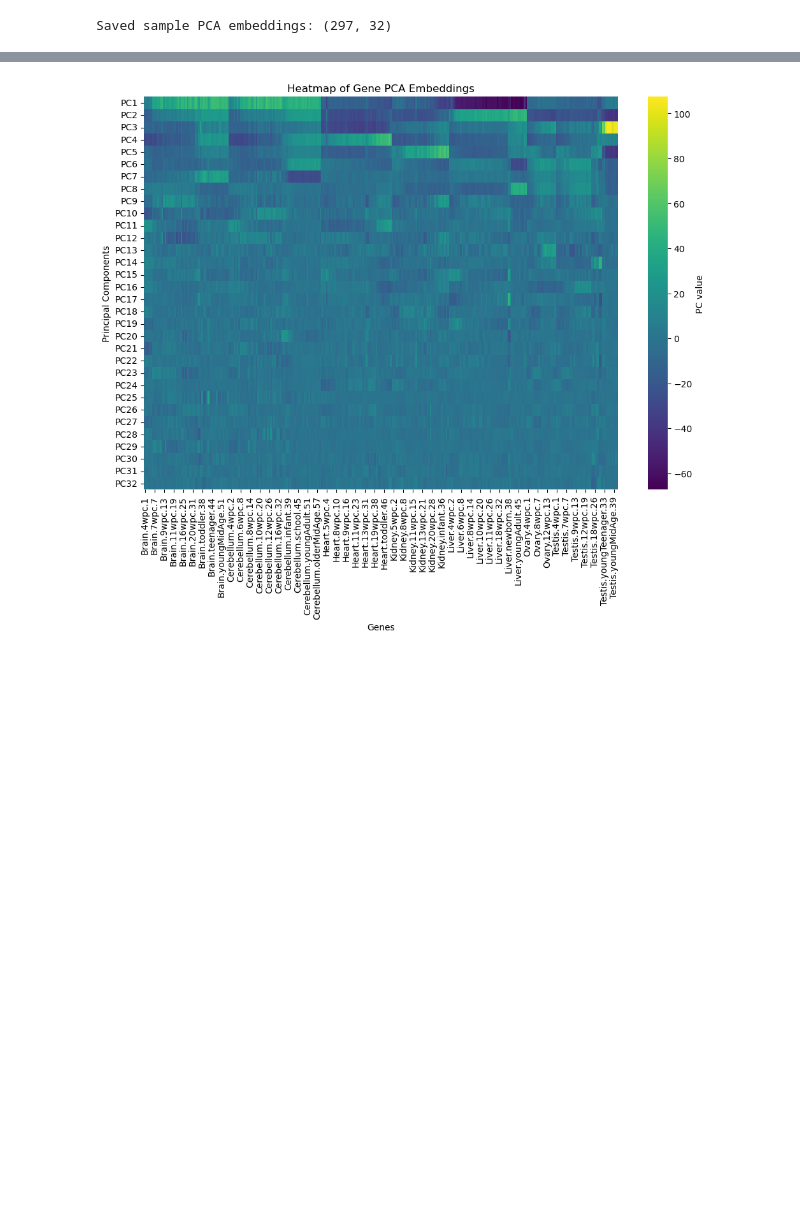
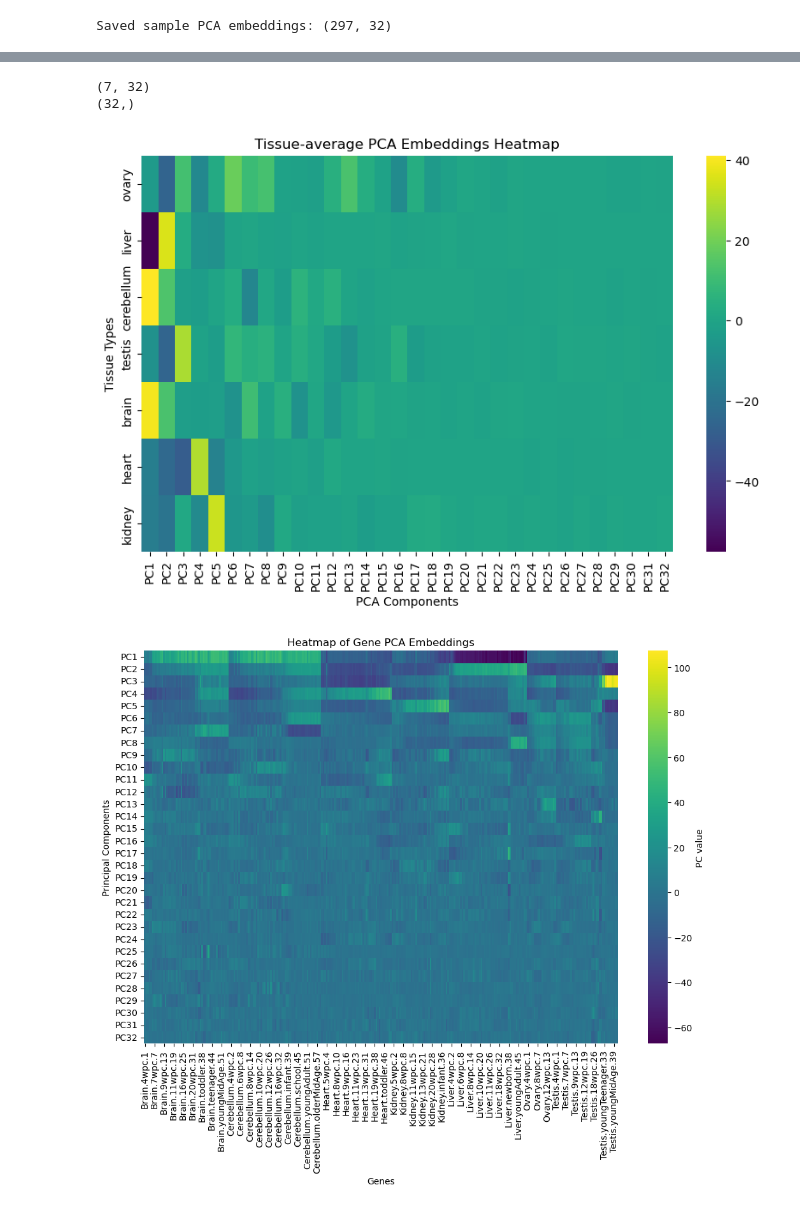
Before and after one commit to qiuresearch/AmbiSplice, a Jupyter notebook: data_prep.ipynb, the cells around one changed output, grey strips where cells are left out. Cells and saved outputs as stored; diff of their text form; code cells hidden in the pictures; blank space fills up the shorter version.

```diff
--- a/data_prep.ipynb
+++ b/data_prep.ipynb
@@ -477,3 +480,21 @@ plt.show()
+# %%
+# read in the tissue-average PCA embeddings
+tissue_pca_path = "tissue_avg_pca_embeddings.csv"
+tissue_pca_df = pd.read_csv(tissue_pca_path, index_col=0)
+print(tissue_pca_df.shape)
+print(tissue_pca_df.loc['heart'].values.shape)
+# visualize the tissue level embeddings as a heatmap
+import seaborn as sns
+plt.figure(figsize=(10,6))
+sns.heatmap(tissue_pca_df, cmap='viridis')
+plt.title('Tissue-average PCA Embeddings Heatmap')
+plt.xlabel('PCA Components')
+plt.ylabel('Tissue Types')
+plt.show()
+# %% [output]
+(7, 32)
+(32,)
+[figure, added]
 # %%
 # visualize the 32 PCs using a heatmap
 import seaborn as sns
```
Also changed, not shown: parts of 1 cell of this notebook, 11 other files.
